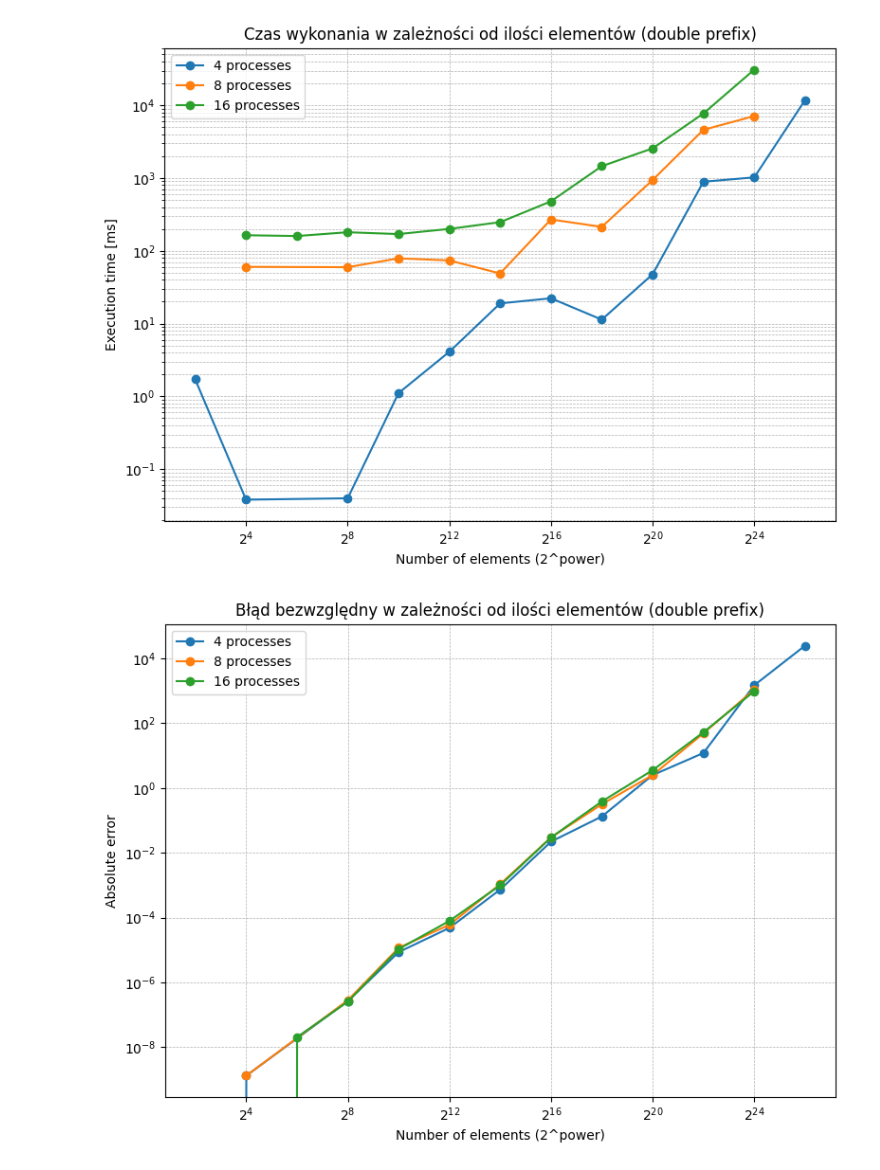
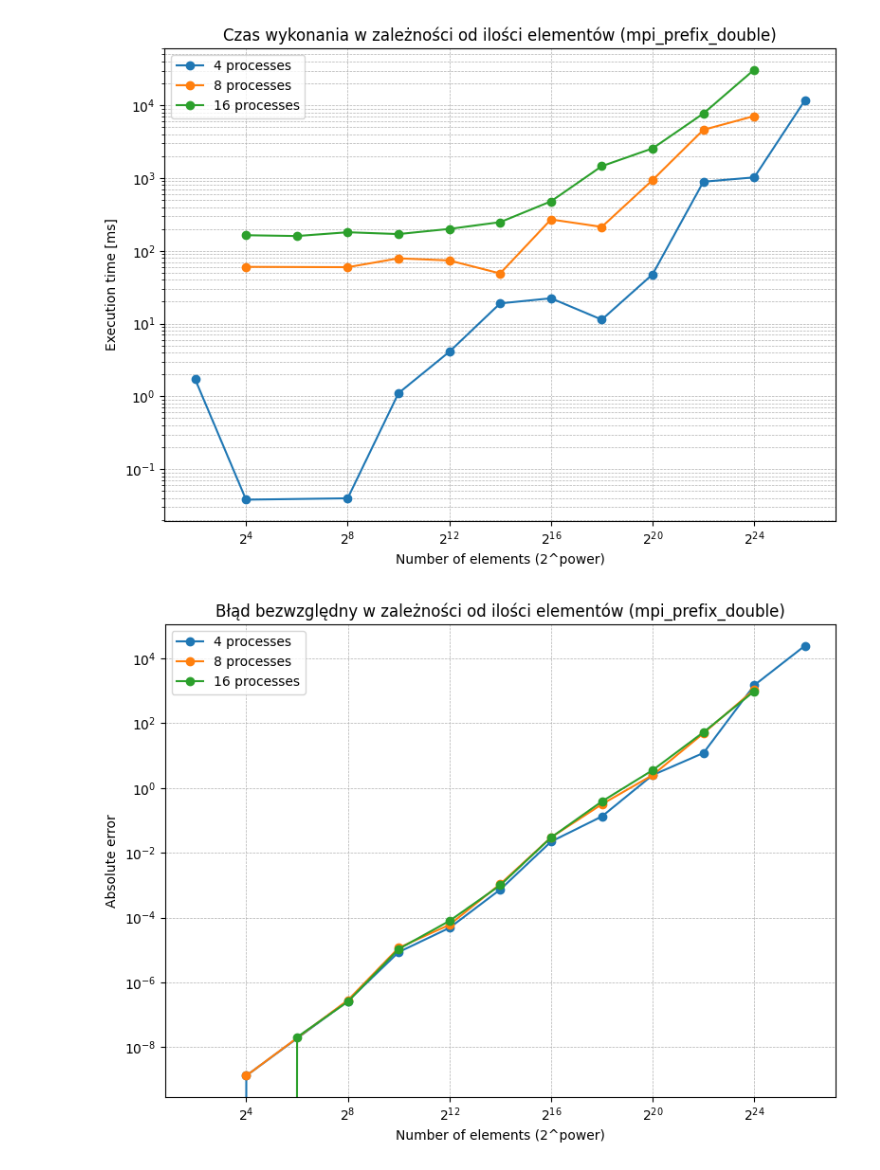
Before and after one commit to czajkowski-szymon/prir-project, a Jupyter notebook: src/PRIR_Wykresy.ipynb, the cells around one changed output. Saved outputs shown, nothing was run; the diff lists cells and outputs as text; code cells hidden in the pictures.

Commit message:
automate chart label

```diff
--- a/src/PRIR_Wykresy.ipynb
+++ b/src/PRIR_Wykresy.ipynb
@@ -87,11 +87,12 @@ datatype = "double"
 # %%
 filename = f"{tech}_{op}_{datatype}.csv"
 df = pd.read_csv("../results/" + tech + '/' + filename)
 
-plot_time_vs_elements(df, dtype_label="double prefix")
-plot_abs_error_vs_elements(df, dtype_label="double prefix")
-plot_rel_error_vs_elements(df, dtype_label="double prefix")
-plot_time_vs_processes(df, dtype_label="double prefix")
+label = f"{tech}_{op}_{datatype}"
+plot_time_vs_elements(df, dtype_label=label)
+plot_abs_error_vs_elements(df, dtype_label=label)
+plot_rel_error_vs_elements(df, dtype_label=label)
+plot_time_vs_processes(df, dtype_label=label)
 # %% [output]
-[figure, old version]
+[figure, new version]
-[figure, old version]
+[figure, new version]
```
Also changed, not shown: parts of 1 cell of this notebook.
